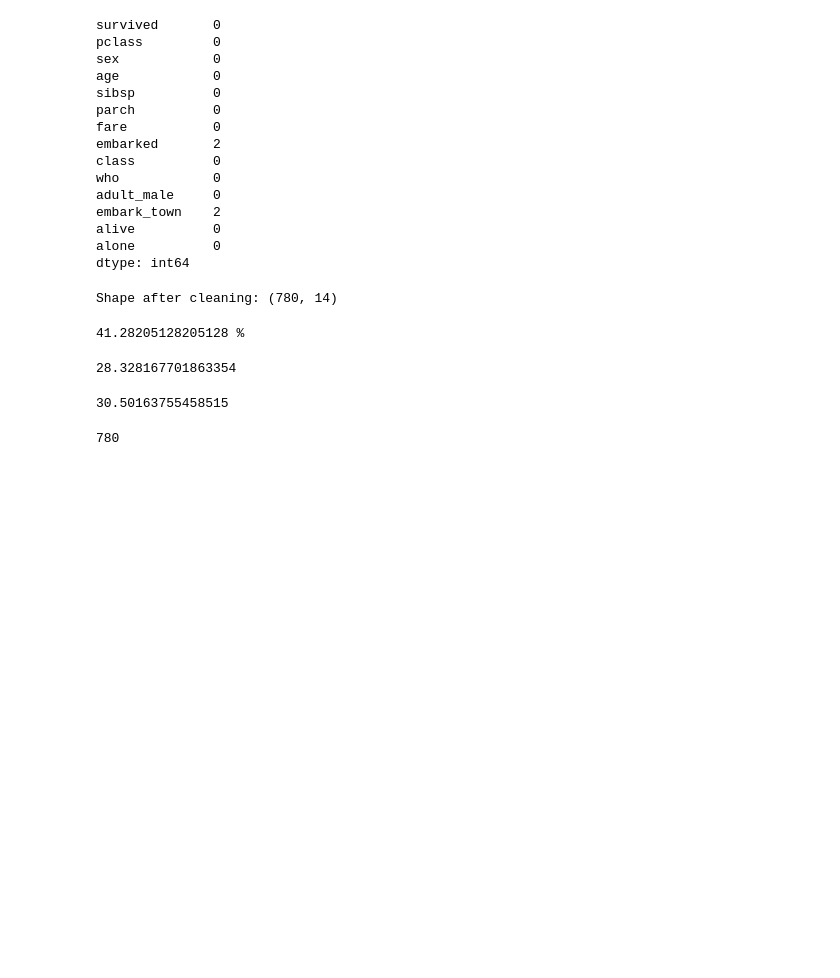
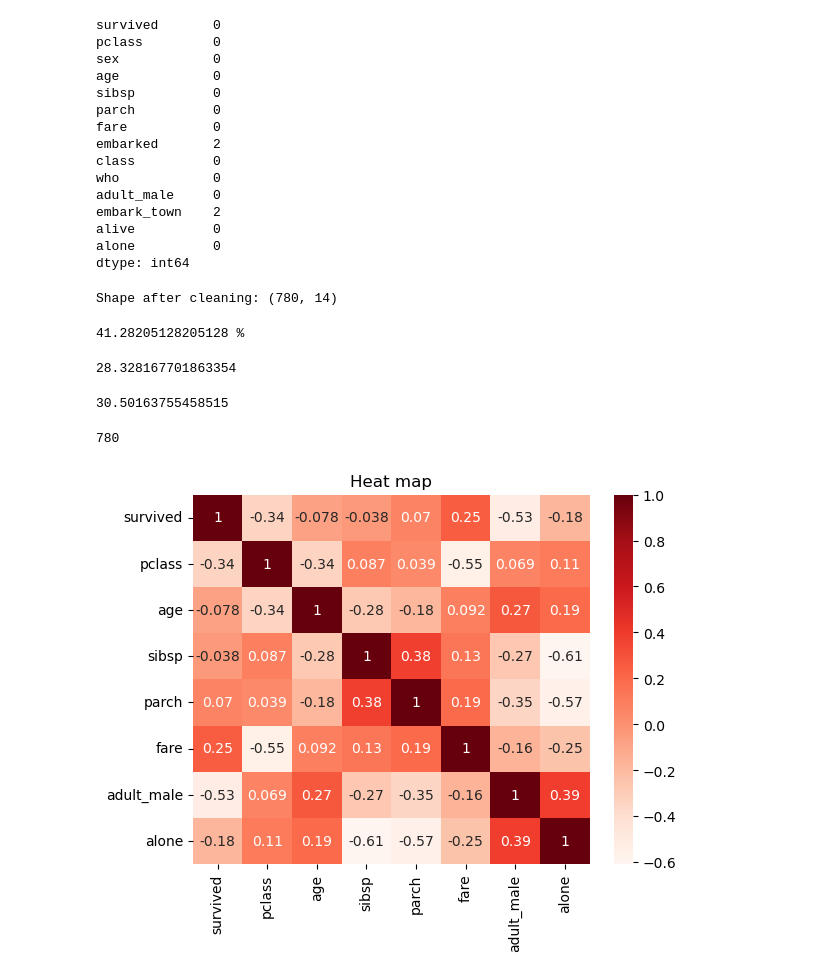
Before and after one commit to Gaurav5791/DATA-SCIENCE-Project-1, a Jupyter notebook: Untitled12.ipynb, the cells around one changed output. Drawn from its saved outputs; the diff is of its cells as text; code cells hidden in the pictures; blank space fills up the shorter version.

```diff
--- a/Untitled12.ipynb
+++ b/Untitled12.ipynb
@@ -263,3 +256,14 @@ print(avg_age_not_survived)
 print(df['pclass'].count())
 # %% [output]
 780
+# %%
+corr = df.corr(numeric_only=True)
+sns.heatmap(
+    corr,annot=True,
+    cmap="Reds"
+
+)
+plt.title("Heat map")
+plt.show()
+# %% [output]
+[figure, added]
```
Also changed, not shown: parts of 6 cells of this notebook.
